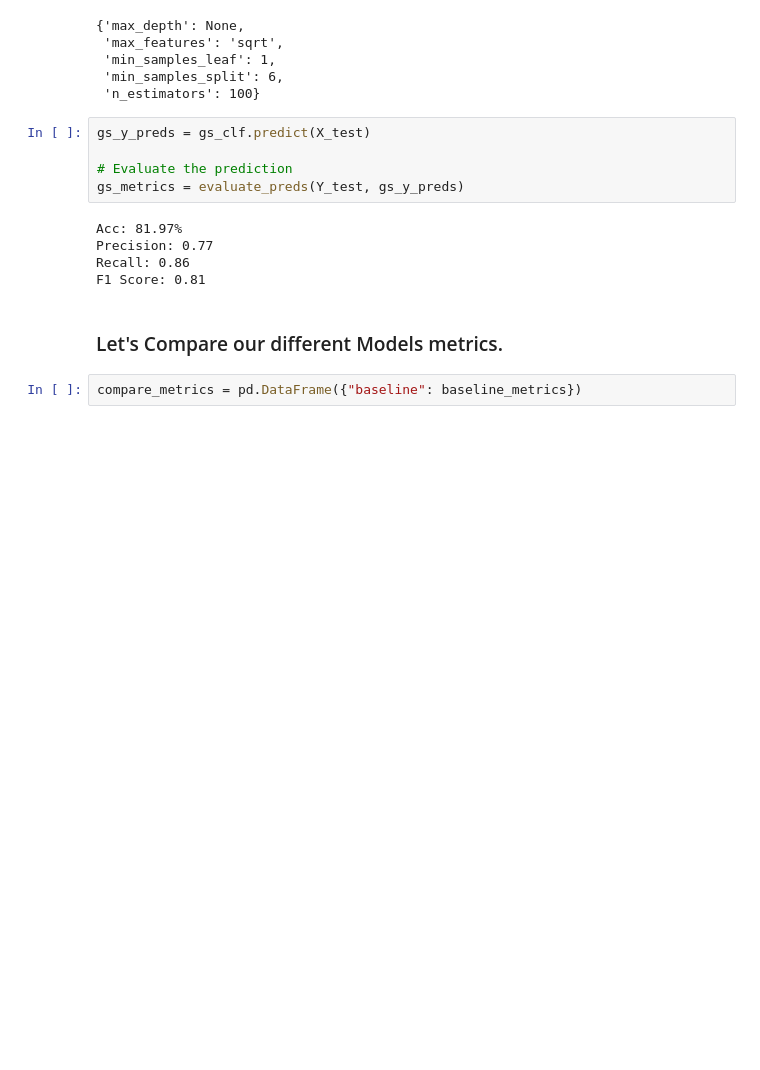
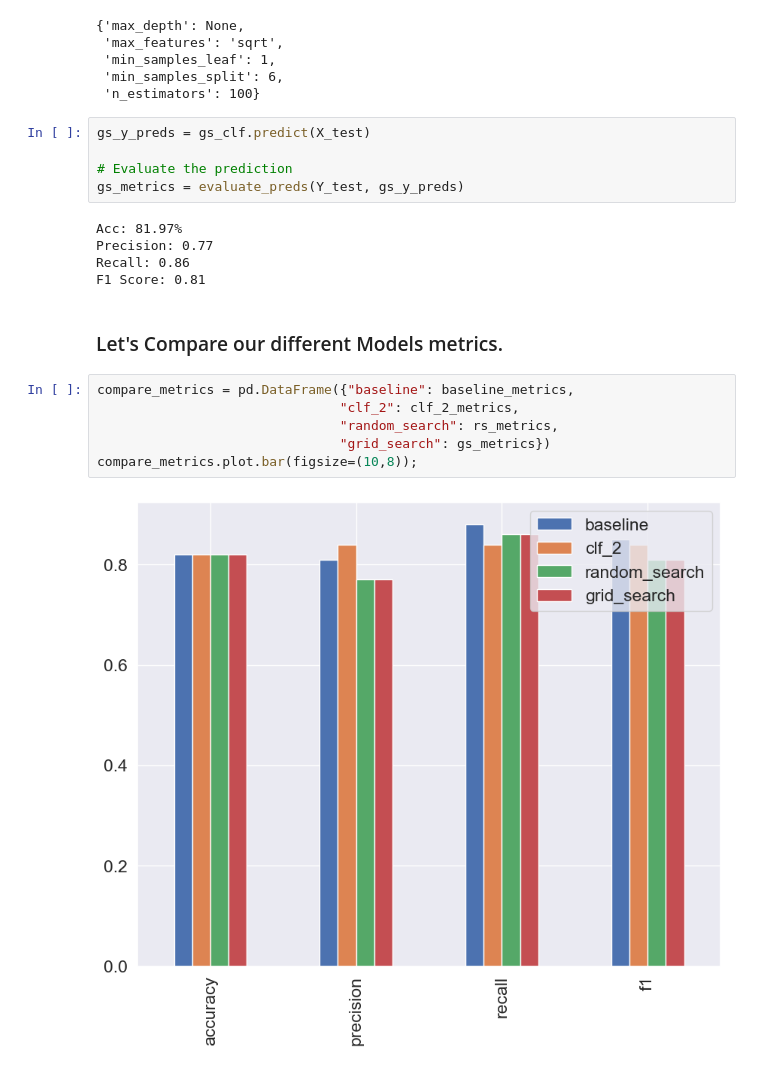
Before and after one commit to DevSen101/ML-Bootcamp, a Jupyter notebook: Scikit-learn/Introduction-to-Scikit-learn.ipynb, the cells around one changed output. Saved outputs shown, nothing was run; the diff lists cells and outputs as text; blank space fills up the shorter version.

```diff
--- a/Scikit-learn/Introduction-to-Scikit-learn.ipynb
+++ b/Scikit-learn/Introduction-to-Scikit-learn.ipynb
@@ -1867,4 +1867,10 @@ F1 Score: 0.81
 # %% [markdown]
 ### Let's Compare our different Models metrics.
 # %%
-compare_metrics = pd.DataFrame({"baseline": baseline_metrics})
+compare_metrics = pd.DataFrame({"baseline": baseline_metrics,
+                               "clf_2": clf_2_metrics,
+                               "random_search": rs_metrics,
+                               "grid_search": gs_metrics})
+compare_metrics.plot.bar(figsize=(10,8));
+# %% [output]
+[figure, added]
```
Also changed, not shown: parts of 7 cells of this notebook, 2 other files.
